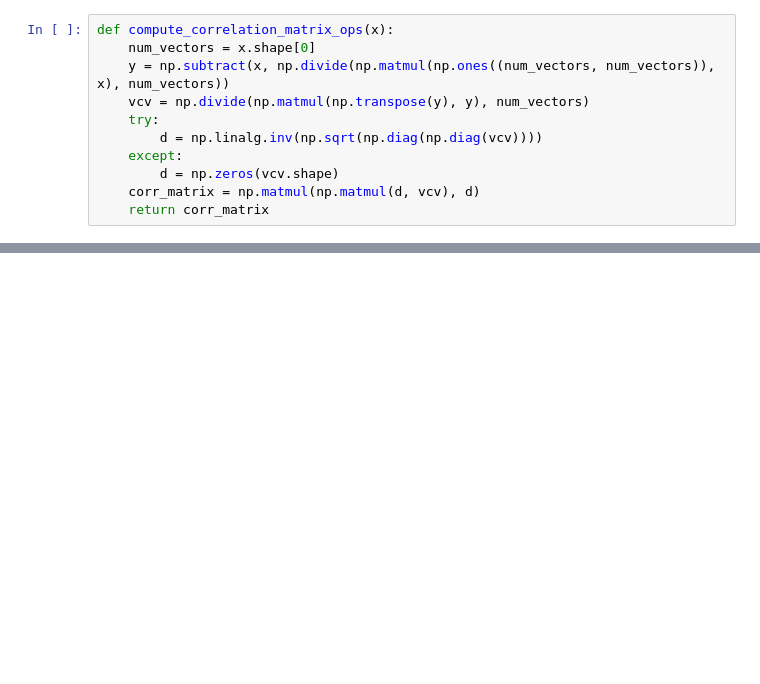
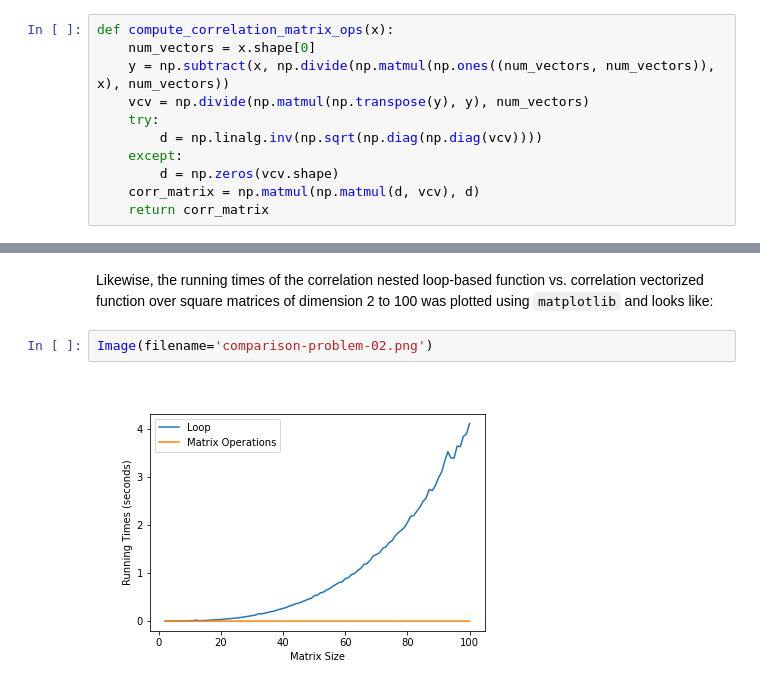
Before and after one commit to adamcatto/ml-hw-01, a Jupyter notebook: report.ipynb, the cells around one changed output, grey strips where cells are left out. Saved outputs shown, nothing was run; the diff lists cells and outputs as text; blank space fills up the shorter version.

```diff
--- a/report.ipynb
+++ b/report.ipynb
@@ -184,0 +234,6 @@ zsh:1: bad pattern: [alt
+# %% [markdown]
+Likewise, the running times of the correlation nested loop-based function vs. correlation vectorized function over square matrices of dimension 2 to 100 was plotted using `matplotlib` and looks like:
+# %%
+Image(filename='comparison-problem-02.png')
+# %% [output]
+[figure, added]
```
Also changed, not shown: parts of 22 cells of this notebook, 8 other files.
